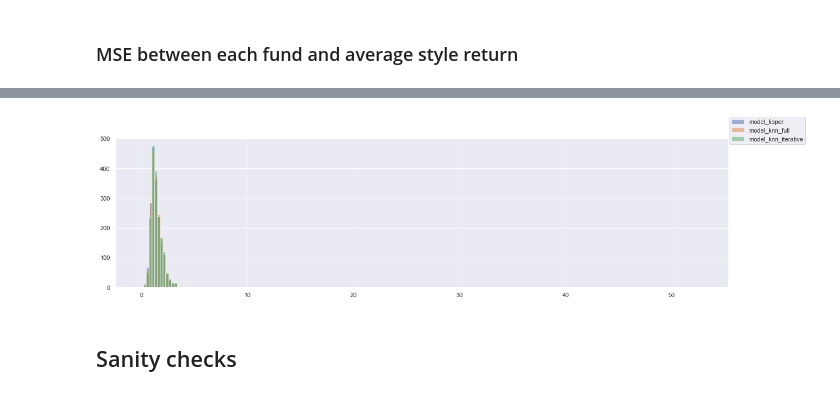
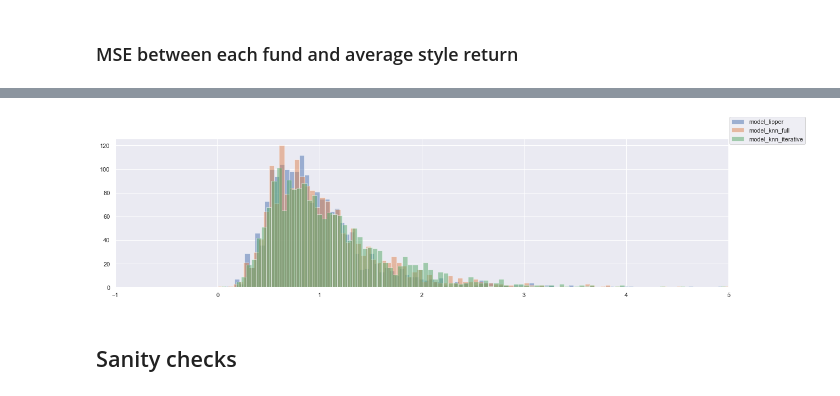
Before and after one commit to Amglex/Mutual-Funds, a Jupyter notebook: notebooks/040 - Classification.ipynb, the cells around one changed output, grey strips where cells are left out. Drawn from its saved outputs; the diff is of its cells as text; code cells hidden in the pictures.

```diff
--- a/notebooks/040 - Classification.ipynb
+++ b/notebooks/040 - Classification.ipynb
@@ -29,11 +29,11 @@ register_matplotlib_converters()
 #### Options #####
 ##################
 
-year             = 2017
+year             = 2016
 
 style_class      = 'lipper_class' # Choose lipper_class, style_class or cap_class
-n_neighbors      = 10              # Number of neighbors to use in k-nn algorithm
-perc_rows_used   = 2              # 1: all funds are reclassified once, 2: ... twice, etc.
+n_neighbors      = 5              # Number of neighbors to use in k-nn algorithm
+perc_rows_used   = 1              # 1: all funds are reclassified once, 2: ... twice, etc.
 distance_param   = 2              # 1: manhattan distance, 2: euclidian distance
 
 cols             = ['model_lipper',
@@ -280,30 +319,0 @@ KeyError: 'style'
-# %%
-# Calc mean return per style
-style_return = (returns_m
-                    .groupby(['model','style','report_dt'])
-                    .mean()
-                    .reset_index()
-                    .drop(columns='crsp_fundno')
-)
-
-# Calc cumret per style
-style_return['cum_ret'] = (style_return
-                                .assign(cum_ret = lambda x: x.mret + 1)
-                                .groupby(['model','style'])
-                                .apply(lambda x: x['cum_ret'].cumprod())
-                                .reset_index()
-                                ['cum_ret']
-)
-
-# Merge style returns onto fund returns and calc tracking error
-returns_m = (returns_m
-               .rename(columns = {'mret' : 'fund_ret'})
-               .merge(style_return,
-                            how ='left',
-                            on = ['model','style','report_dt'])
-                .assign(error = lambda df: df['fund_ret'] - df['mret'])
-                .rename(columns = {'mret' : 'style_ret',
-                                   'cum_ret' : 'style_cum'})
-)
-
-returns_m = returns_m[['crsp_fundno', 'report_dt', 'model', 'style', 'fund_ret', 'style_ret', 'style_cum', 'error']]
@@ -312,7 +320,8 @@ KeyError: 'style'
 # %%
 fig, ax = plt.subplots(figsize=(20,5),ncols=3, sharey='row')
 for i, col in enumerate(cols):
-    sns.lineplot(data = style_return.query(''' model == @col '''), x='report_dt', y='cum_ret', hue='style', ax=ax[i])
+    sns.lineplot(data = style_return.query(''' model == @col '''),
+                 x='report_dt', y='cum_ret', hue='style', ax=ax[i])
 
 # Subplot titles
 title = cols
@@ -365,11 +374,13 @@ round(temp,4)
 # %%
 fig, ax = plt.subplots(figsize=(20,5))
 for i, col in enumerate(cols):
-    error_vol.query(''' model == @col ''')['error'].hist(label = col,bins = 200, alpha = 0.5)
+    ax = error_vol.query(''' model == @col and error < 5''')['error'].hist(label = col,bins = 100, alpha = 0.5)
+
+ax.set_xlim(-1,5)
 fig.legend()
 plt.show()
 # %% [output]
-[figure, old version]
+[figure, new version]
 # %% [markdown]
 ## Sanity checks
 # %% [markdown]
```
Also changed, not shown: parts of 14 cells of this notebook, 2 other files.
